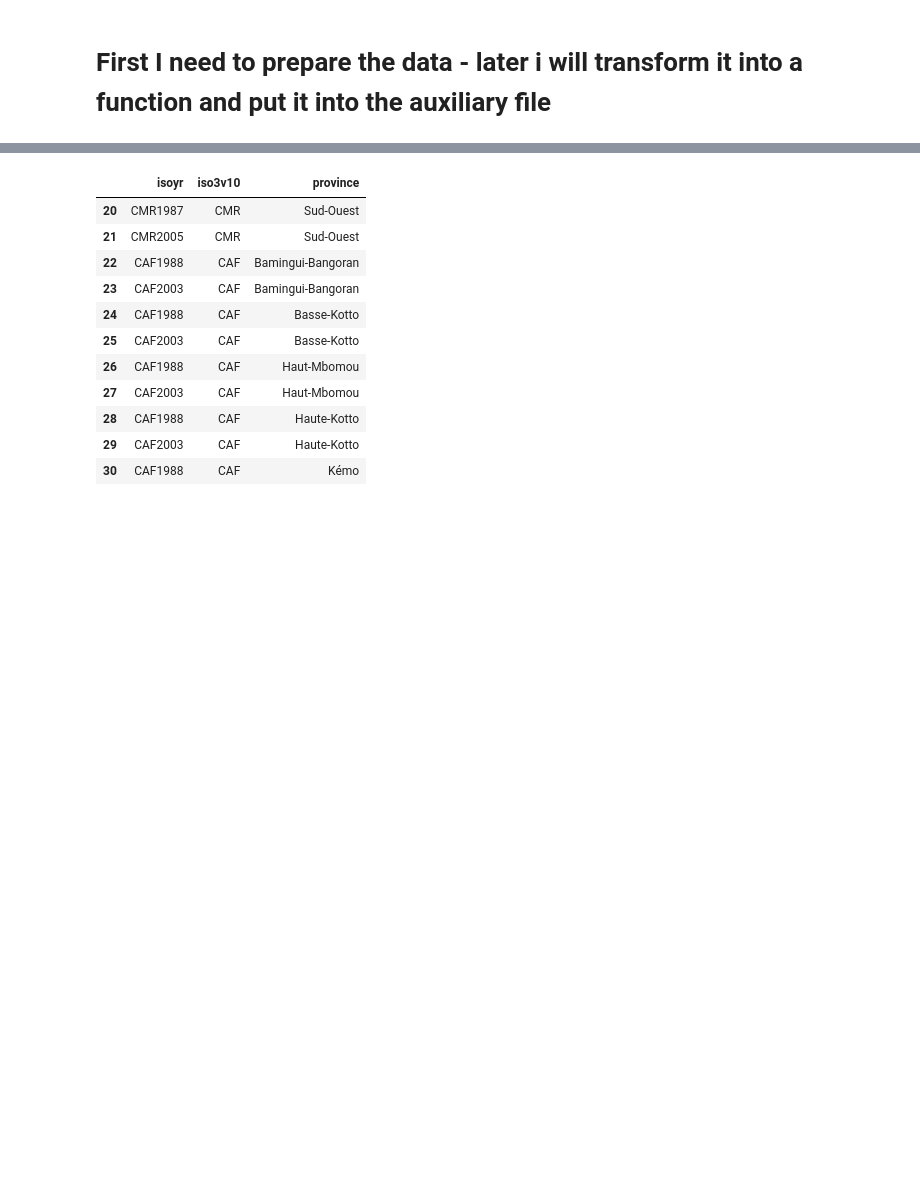
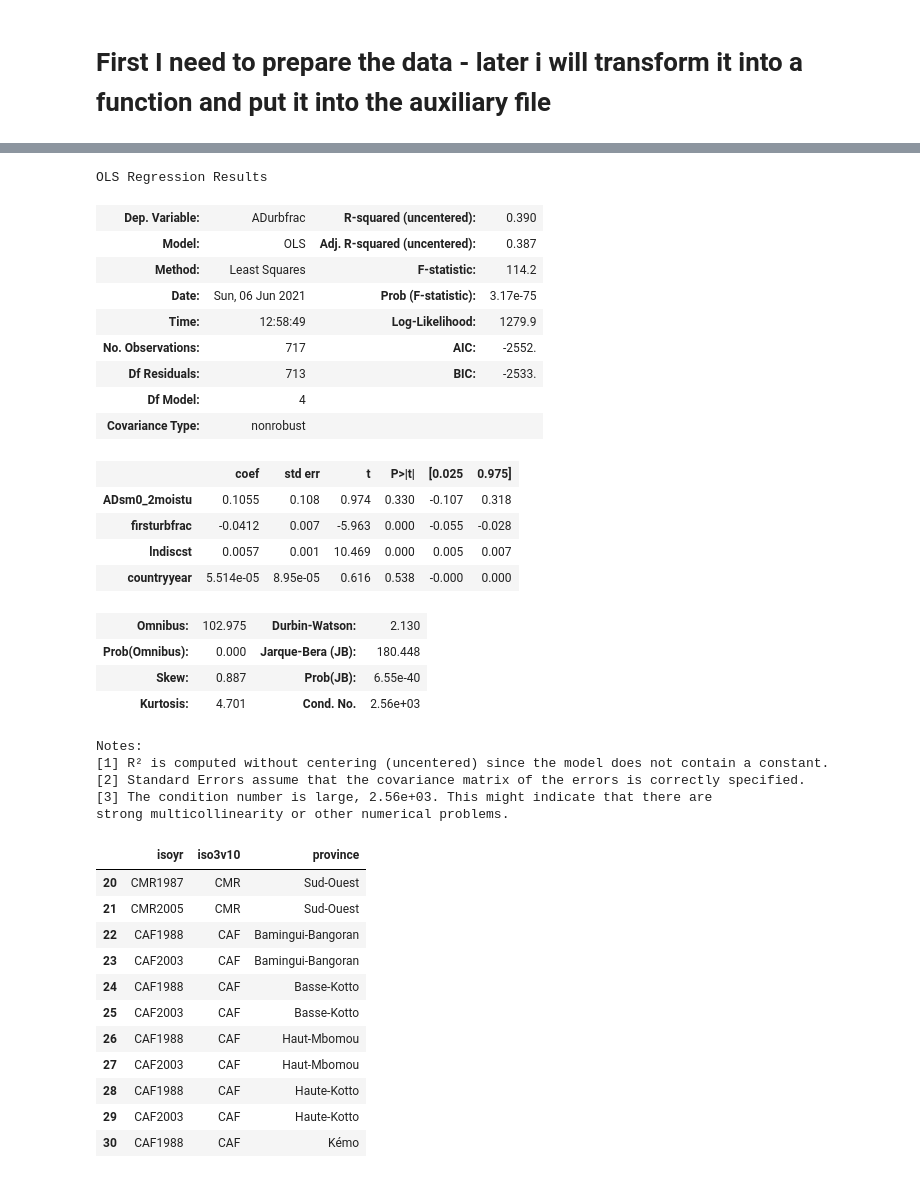
Before and after one commit to pcschreiber1/Henderson_2017_Replication, a Jupyter notebook: Replication notebook.ipynb, the cells around one changed output, grey strips where cells are left out. Saved outputs shown, nothing was run; the diff lists cells and outputs as text; code cells hidden in the pictures; blank space fills up the shorter version.

```diff
--- a/Replication notebook.ipynb
+++ b/Replication notebook.ipynb
@@ -73,3 +58,30 @@ Index(['afruid', 'year', 'petu', 'preu', 'tmpu', 'lon', 'lat', 'areasqkm',
+# %%
+table_2(regiondata)
+# %% [output]
+OLS Regression Results
+| Dep. Variable: | ADurbfrac | R-squared (uncentered): | 0.390 |
+| Model: | OLS | Adj. R-squared (uncentered): | 0.387 |
+| Method: | Least Squares | F-statistic: | 114.2 |
+| Date: | Sun, 06 Jun 2021 | Prob (F-statistic): | 3.17e-75 |
+| Time: | 12:58:49 | Log-Likelihood: | 1279.9 |
+| No. Observations: | 717 | AIC: | -2552. |
+| Df Residuals: | 713 | BIC: | -2533. |
+| Df Model: | 4 |  |  |
+| Covariance Type: | nonrobust |  |  |
+|  | coef | std err | t | P>|t| | [0.025 | 0.975] |
+| ADsm0_2moistu | 0.1055 | 0.108 | 0.974 | 0.330 | -0.107 | 0.318 |
+| firsturbfrac | -0.0412 | 0.007 | -5.963 | 0.000 | -0.055 | -0.028 |
+| lndiscst | 0.0057 | 0.001 | 10.469 | 0.000 | 0.005 | 0.007 |
+| countryyear | 5.514e-05 | 8.95e-05 | 0.616 | 0.538 | -0.000 | 0.000 |
+| Omnibus: | 102.975 | Durbin-Watson: | 2.130 |
+| Prob(Omnibus): | 0.000 | Jarque-Bera (JB): | 180.448 |
+| Skew: | 0.887 | Prob(JB): | 6.55e-40 |
+| Kurtosis: | 4.701 | Cond. No. | 2.56e+03 |
+Notes:
+[1] R² is computed without centering (uncentered) since the model does not contain a constant.
+[2] Standard Errors assume that the covariance matrix of the errors is correctly specified.
+[3] The condition number is large, 2.56e+03. This might indicate that there are
+strong multicollinearity or other numerical problems.
 # %%
 df_subgroup = regiondata[["isoyr", "iso3v10", "province"]]
 df_subgroup.loc[(slice(20,30))]
```
Also changed, not shown: parts of 15 cells of this notebook, 1 other file.
